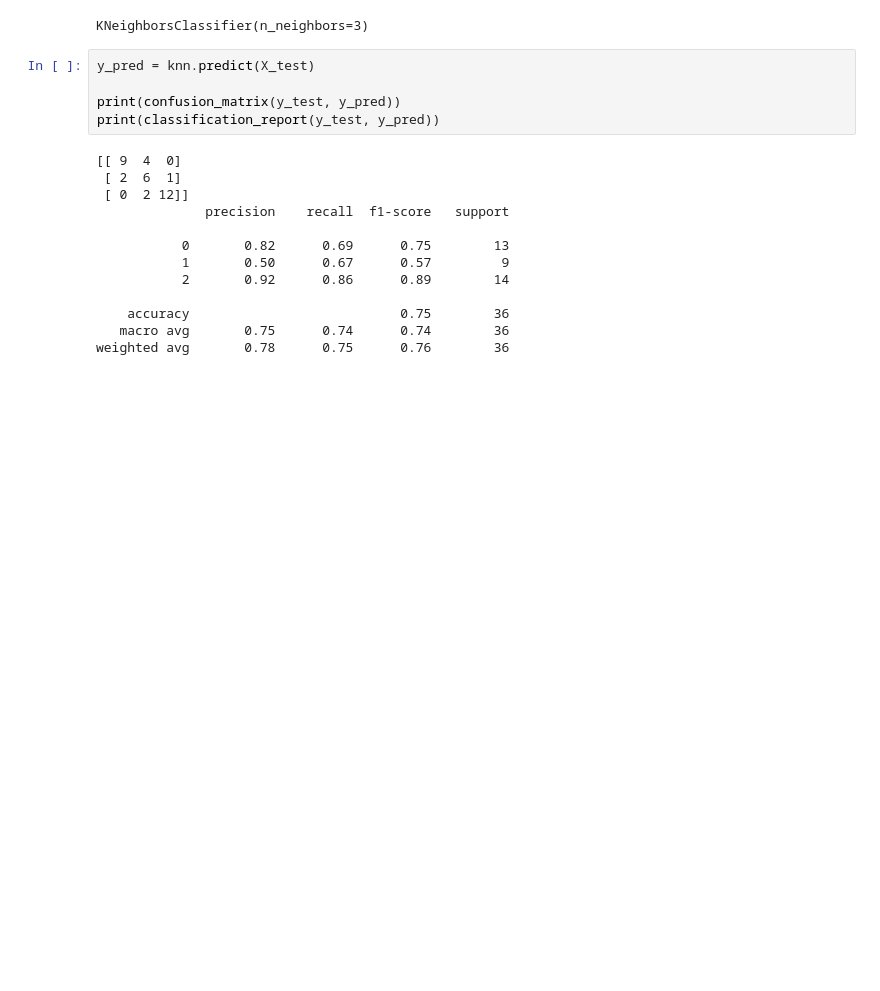
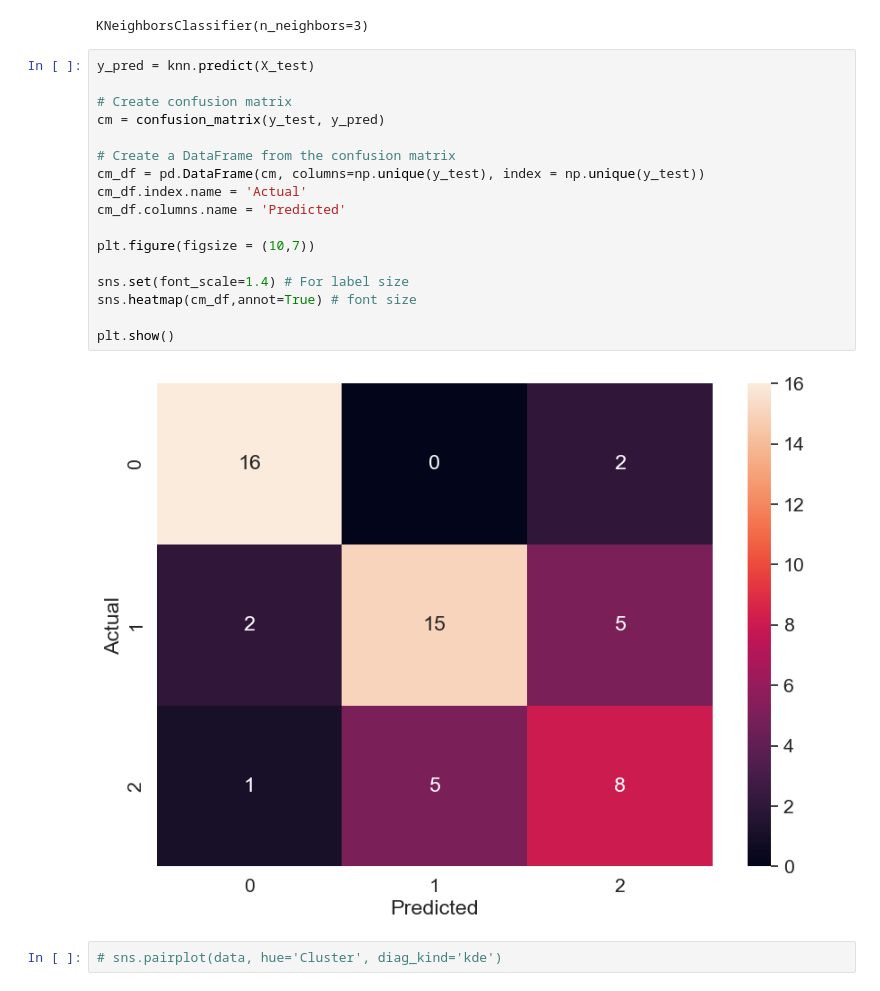
Before and after one commit to estivengrx/wine_exploration_and_clustering, a Jupyter notebook: notebooks/tests.ipynb, the cells around one changed output. Cells and saved outputs as stored; diff of their text form; blank space fills up the shorter version.

```diff
--- a/notebooks/tests.ipynb
+++ b/notebooks/tests.ipynb
@@ -102,21 +97,24 @@ knn = KNeighborsClassifier(n_neighbors=3)
 knn.fit(X_train, y_train)
 # %% [output]
 KNeighborsClassifier(n_neighbors=3)
-# %%
-y_pred = knn.predict(X_test)
-
-print(confusion_matrix(y_test, y_pred))
-print(classification_report(y_test, y_pred))
-# %% [output]
-[[ 9  4  0]
- [ 2  6  1]
- [ 0  2 12]]
-              precision    recall  f1-score   support
-
-           0       0.82      0.69      0.75        13
-           1       0.50      0.67      0.57         9
-           2       0.92      0.86      0.89        14
-
-    accuracy                           0.75        36
-   macro avg       0.75      0.74      0.74        36
-weighted avg       0.78      0.75      0.76        36
+# %%
+y_pred = knn.predict(X_test)
+
+# Create confusion matrix
+cm = confusion_matrix(y_test, y_pred)
+
+# Create a DataFrame from the confusion matrix
+cm_df = pd.DataFrame(cm, columns=np.unique(y_test), index = np.unique(y_test))
+cm_df.index.name = 'Actual'
+cm_df.columns.name = 'Predicted'
+
+plt.figure(figsize = (10,7))
+
+sns.set(font_scale=1.4) # For label size
+sns.heatmap(cm_df,annot=True) # font size
+
+plt.show()
+# %% [output]
+[figure, added]
+# %%
+# sns.pairplot(data, hue='Cluster', diag_kind='kde')
```
Also changed, not shown: parts of 7 cells of this notebook.
